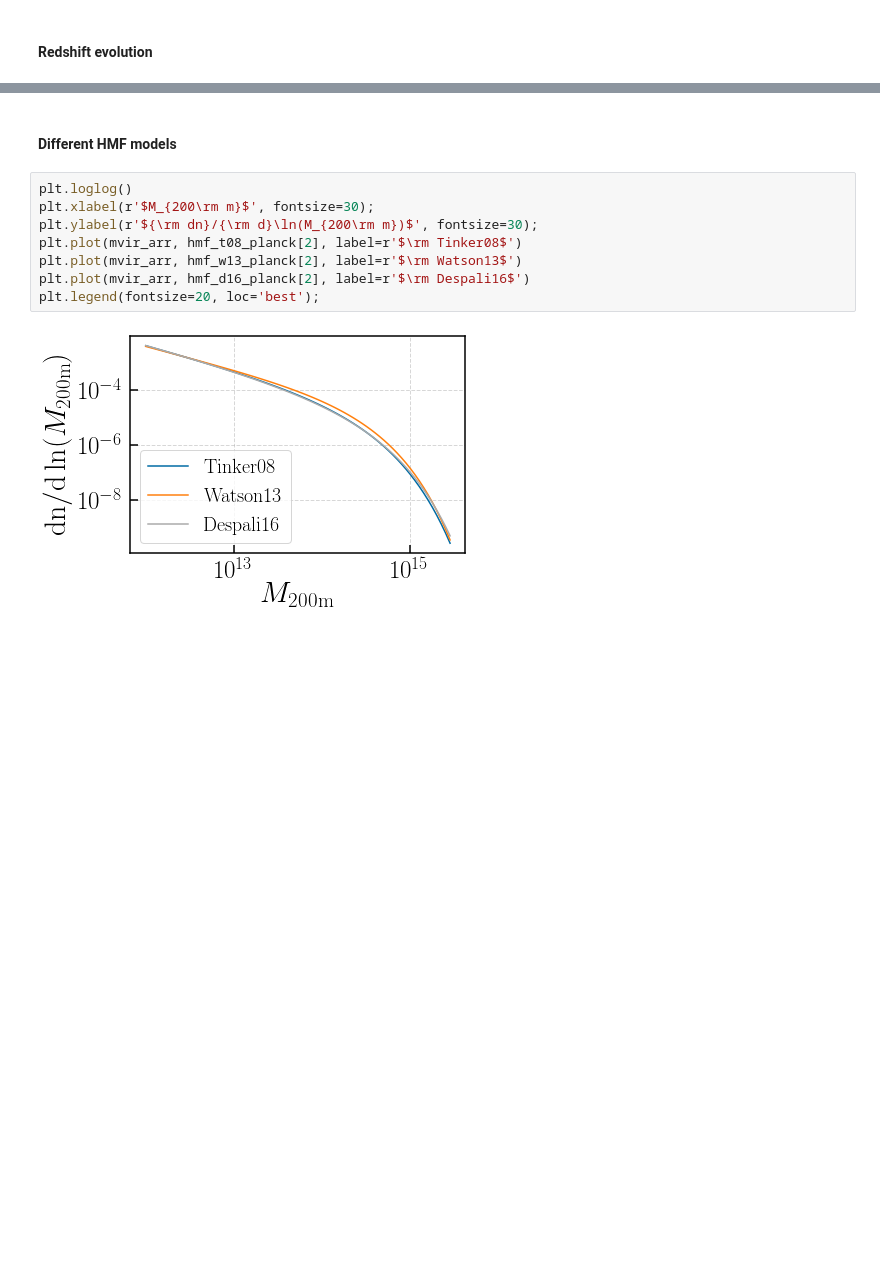
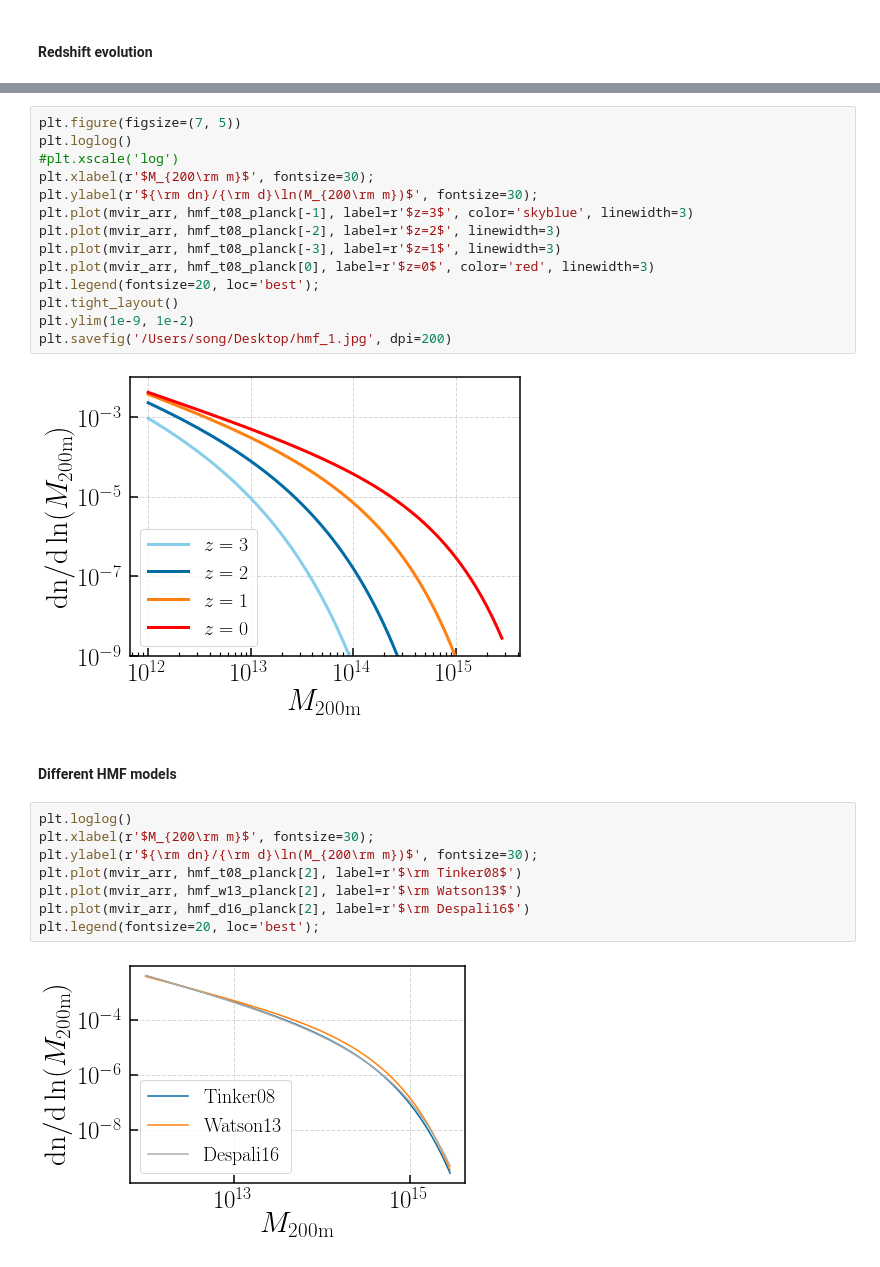
Before and after one commit to dr-guangtou/luandun, a Jupyter notebook: cosmology/cluster/hmf_basic.ipynb, the cells around one changed output, grey strips where cells are left out. Saved outputs shown, nothing was run; the diff lists cells and outputs as text; blank space fills up the shorter version.

```diff
--- a/cosmology/cluster/hmf_basic.ipynb
+++ b/cosmology/cluster/hmf_basic.ipynb
@@ -156,3 +151,19 @@ plt.savefig('/Users/song/Desktop/hmf_t08_planck.png', dpi=200)
+# %%
+plt.figure(figsize=(7, 5))
+plt.loglog()
+#plt.xscale('log')
+plt.xlabel(r'$M_{200\rm m}$', fontsize=30);
+plt.ylabel(r'${\rm dn}/{\rm d}\ln(M_{200\rm m})$', fontsize=30);
+plt.plot(mvir_arr, hmf_t08_planck[-1], label=r'$z=3$', color='skyblue', linewidth=3)
+plt.plot(mvir_arr, hmf_t08_planck[-2], label=r'$z=2$', linewidth=3)
+plt.plot(mvir_arr, hmf_t08_planck[-3], label=r'$z=1$', linewidth=3)
+plt.plot(mvir_arr, hmf_t08_planck[0], label=r'$z=0$', color='red', linewidth=3)
+plt.legend(fontsize=20, loc='best');
+plt.tight_layout()
+plt.ylim(1e-9, 1e-2)
+plt.savefig('/Users/song/Desktop/hmf_1.jpg', dpi=200)
+# %% [output]
+[figure, added]
 # %% [markdown]
 #### Different HMF models
 # %%
```
Also changed, not shown: parts of 12 cells of this notebook, 3 other files.
